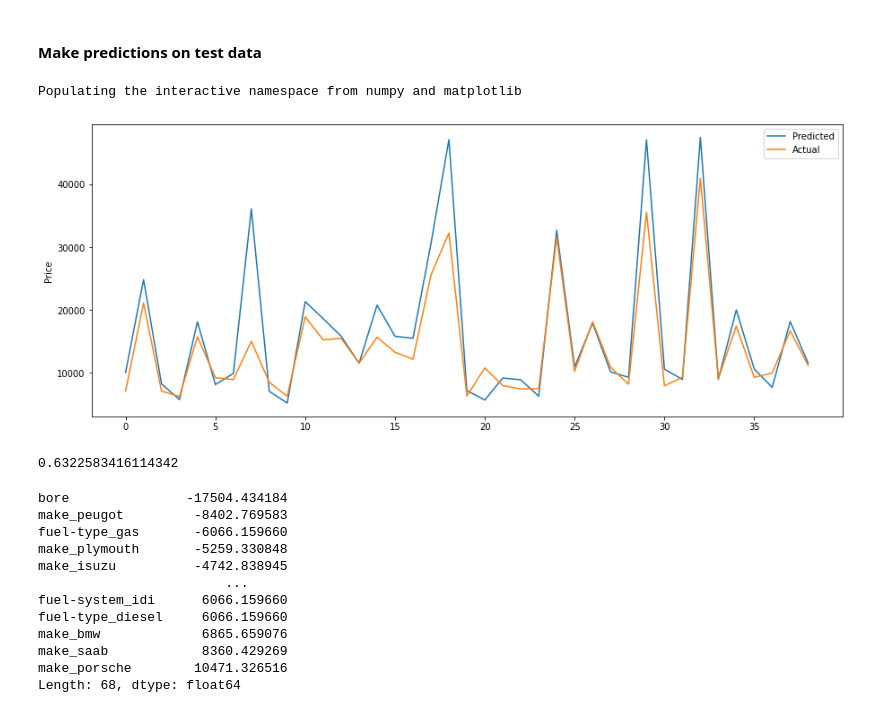
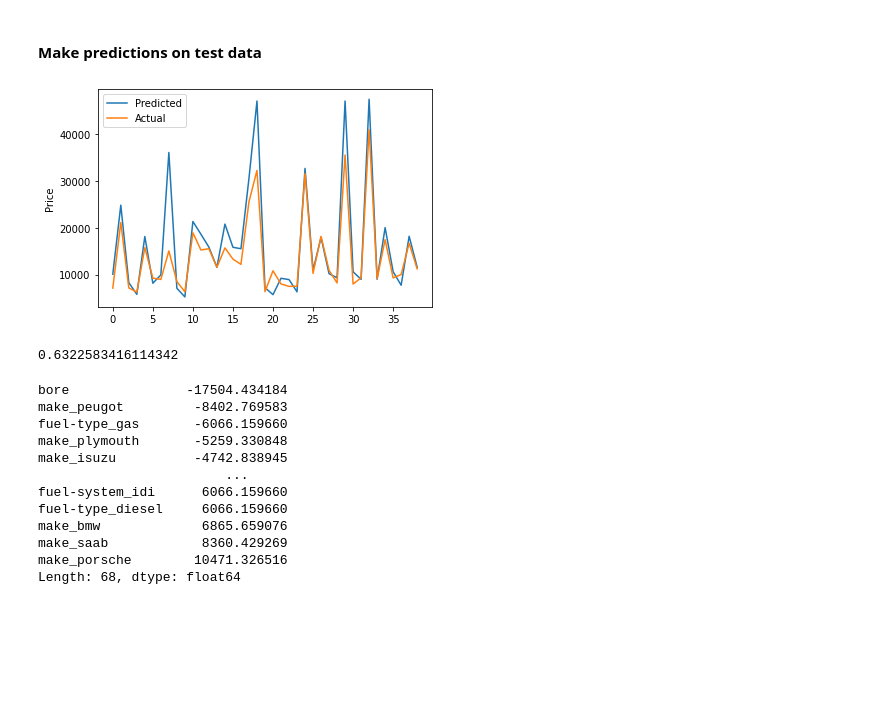
Before and after one commit to bansalrishi/MachineLearningWithPython_UD, a Jupyter notebook: 02. LassoRidge Regression.ipynb, the cells around one changed output. Cells and saved outputs as stored; diff of their text form; code cells hidden in the pictures; blank space fills up the shorter version.

```diff
--- a/02. LassoRidge Regression.ipynb
+++ b/02. LassoRidge Regression.ipynb
@@ -152,24 +153,23 @@ linear_model.score(X_train, y_train)
 # %%
 y_predict = linear_model.predict(X_test)
 
 #Draw graph between predicted and actual value
-%pylab inline
-pylab.rcParams['figure.figsize'] = (15, 6)
+#%pylab inline
+#pylab.rcParams['figure.figsize'] = (15, 6)
 
 plt.plot(y_predict, label='Predicted')
 plt.plot(y_test.values, label='Actual')
 plt.ylabel('Price')
 
 plt.legend()
 plt.show()
 
 #R-square score
 r_square = linear_model.score(X_test, y_test)
 print(r_square)
 # %% [output]
+[figure, new version]
-Populating the interactive namespace from numpy and matplotlib
+0.6322583416114342
-[figure, old version]
-0.6322583416114342
 # %%
 predictors = X_train.columns
 coef = pd.Series(linear_model.coef_,predictors).sort_values()
```
Also changed, not shown: parts of 1 cell of this notebook.
